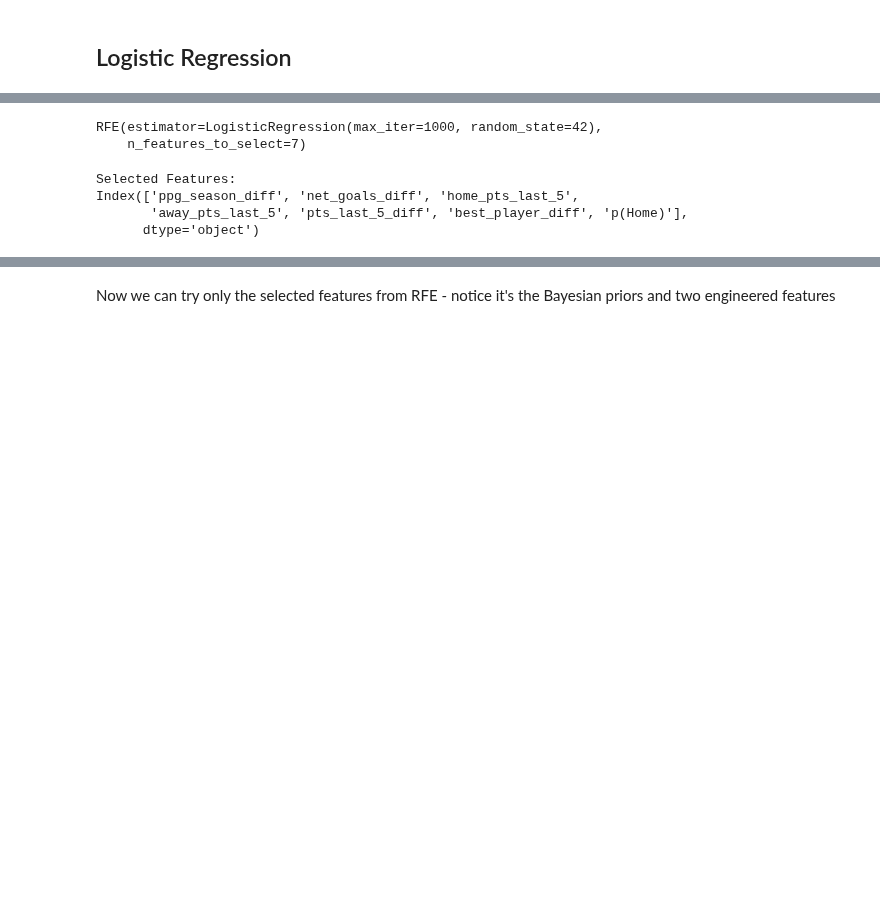
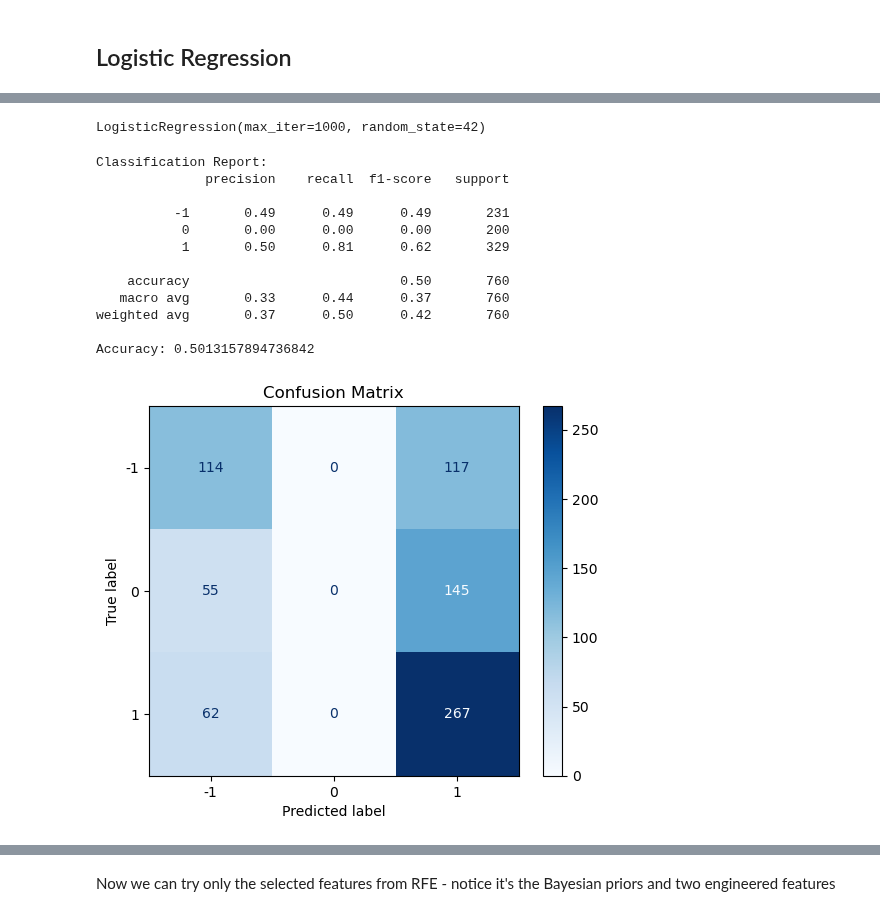
Before and after one commit to tjjdoherty/football-project-mvp, a Jupyter notebook: logistic_reg_prem.ipynb, the cells around one changed output, grey strips where cells are left out. Drawn from its saved outputs; the diff is of its cells as text; code cells hidden in the pictures; blank space fills up the shorter version.

```diff
--- a/logistic_reg_prem.ipynb
+++ b/logistic_reg_prem.ipynb
@@ -72,20 +48,51 @@ y = df['Result']
+# %%
+from sklearn.preprocessing import StandardScaler
+from sklearn.feature_selection import RFE
+
+# Scale only the non-probability features in manual_run_prem. V2.5 we will scale all features
+scaler = StandardScaler()
+X_train_scaled = scaler.fit_transform(X_train)
+# %%
+# transform the test data
+X_test_scaled = scaler.transform(X_test)
 # %%
-# Initialize Logistic Regression and RFE - slight weight off of home wins
+# Initialize Logistic Regression and RFE - weights if needed
 #class_weights = {1: 2.0, 0: 1.4, -1: 1.5}
 
 log_reg = LogisticRegression(random_state=42, class_weight=None, max_iter=1000)
-rfe = RFE(estimator=log_reg, n_features_to_select=7)  # Select top 7 features
-rfe.fit(X, y)
-# %% [output]
-RFE(estimator=LogisticRegression(max_iter=1000, random_state=42),
-    n_features_to_select=7)
-# %%
-# Step 4: Get selected features
-selected_features = X.columns[rfe.support_]
-print("Selected Features:")
-print(selected_features)
-# %% [output]
-Selected Features:
-Index(['ppg_season_diff', 'net_goals_diff', 'home_pts_last_5',
-       'away_pts_last_5', 'pts_last_5_diff', 'best_player_diff', 'p(Home)'],
-      dtype='object')
+# %%
+# fit the model
+log_reg.fit(X_train_scaled, y_train)
+# %% [output]
+LogisticRegression(max_iter=1000, random_state=42)
+# %%
+# predictions on the test set
+y_pred = log_reg.predict(X_test_scaled)
+# %%
+# Print classification report
+print("Classification Report:")
+print(classification_report(y_test, y_pred))
+
+# Print accuracy score
+print("Accuracy:", accuracy_score(y_test, y_pred))
+
+# Display confusion matrix
+cm = confusion_matrix(y_test, y_pred)
+disp = ConfusionMatrixDisplay(confusion_matrix=cm, display_labels=log_reg.classes_)
+disp.plot(cmap='Blues')
+plt.title("Confusion Matrix")
+plt.show()
+# %% [output]
+Classification Report:
+              precision    recall  f1-score   support
+
+          -1       0.49      0.49      0.49       231
+           0       0.00      0.00      0.00       200
+           1       0.50      0.81      0.62       329
+
+    accuracy                           0.50       760
+   macro avg       0.33      0.44      0.37       760
+weighted avg       0.37      0.50      0.42       760
+
+Accuracy: 0.5013157894736842
+[figure, added]
```
Also changed, not shown: parts of 18 cells of this notebook, 4 other files.
